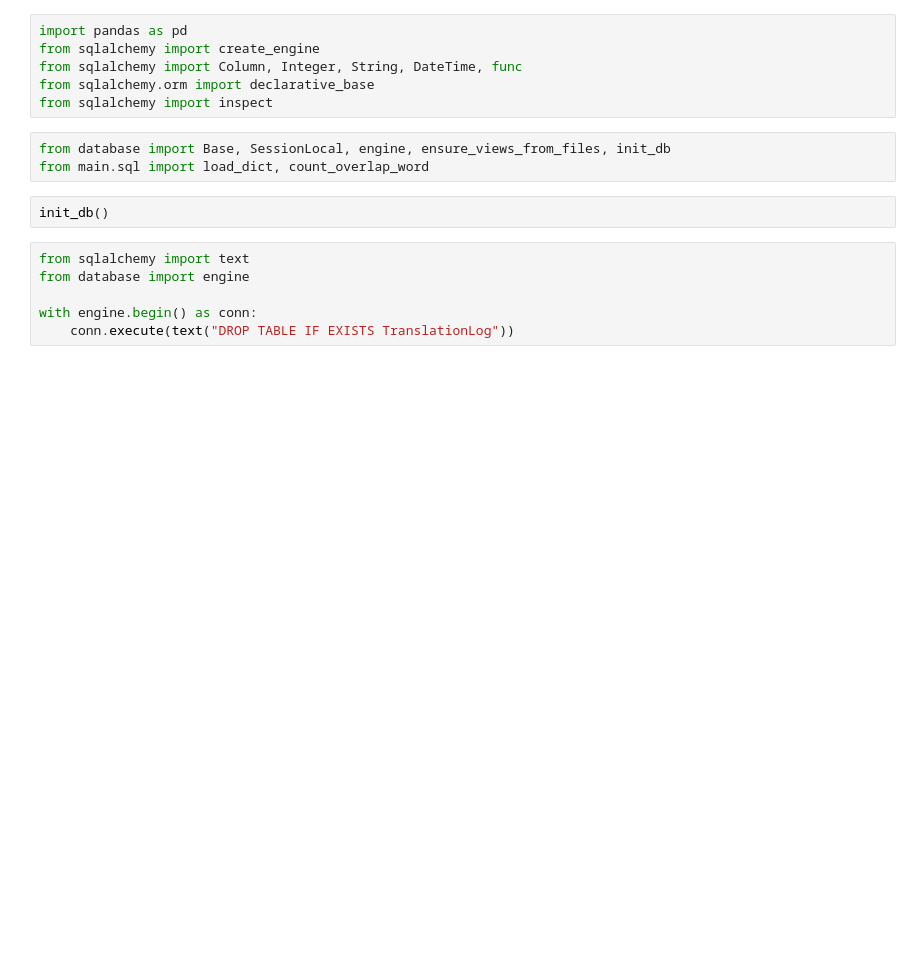
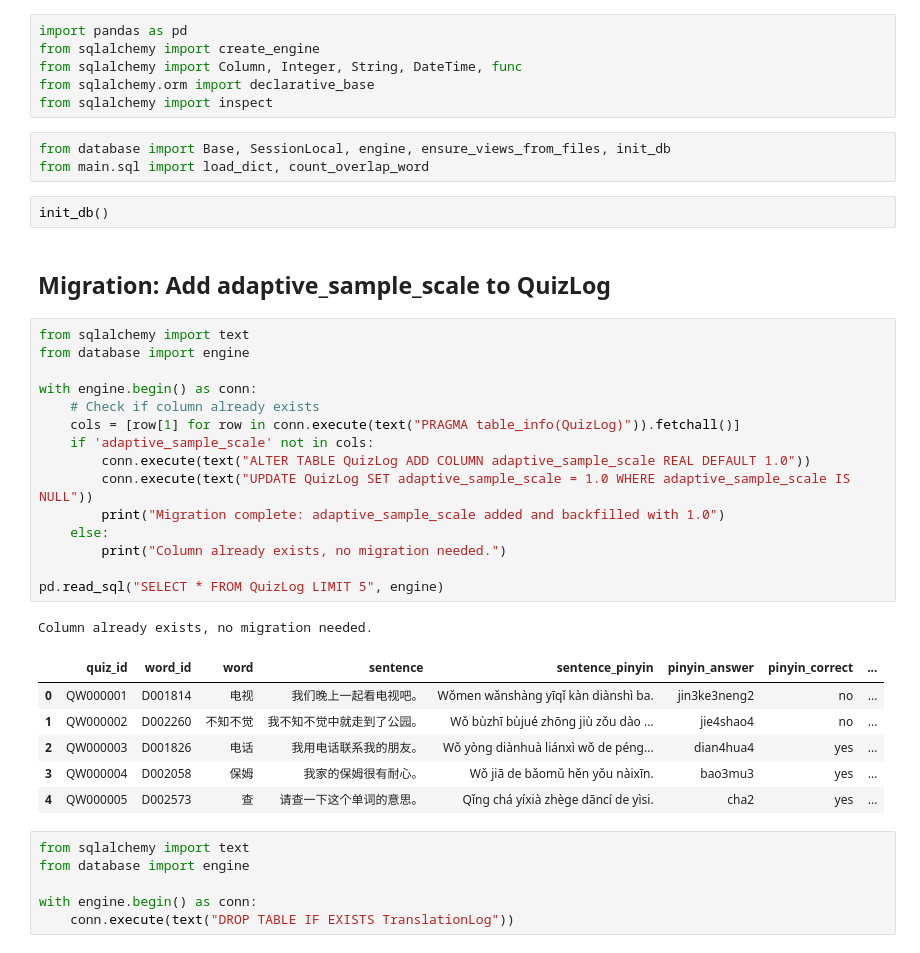
Before and after one commit to tuawong/GPT4LanguageLearning, a Jupyter notebook: notebook/SQLTest.ipynb, the cells around one changed output. Cells and saved outputs as stored; diff of their text form; blank space fills up the shorter version.

```diff
--- a/notebook/SQLTest.ipynb
+++ b/notebook/SQLTest.ipynb
@@ -13,6 +13,31 @@ from database import Base, SessionLocal, engine, ensure_views_from_files, init_d
 from main.sql import load_dict, count_overlap_word
 # %%
 init_db()
+# %% [markdown]
+## Migration: Add adaptive_sample_scale to QuizLog
+# %%
+from sqlalchemy import text
+from database import engine
+
+with engine.begin() as conn:
+    # Check if column already exists
+    cols = [row[1] for row in conn.execute(text("PRAGMA table_info(QuizLog)")).fetchall()]
+    if 'adaptive_sample_scale' not in cols:
+        conn.execute(text("ALTER TABLE QuizLog ADD COLUMN adaptive_sample_scale REAL DEFAULT 1.0"))
+        conn.execute(text("UPDATE QuizLog SET adaptive_sample_scale = 1.0 WHERE adaptive_sample_scale IS NULL"))
+        print("Migration complete: adaptive_sample_scale added and backfilled with 1.0")
+    else:
+        print("Column already exists, no migration needed.")
+
+pd.read_sql("SELECT * FROM QuizLog LIMIT 5", engine)
+# %% [output]
+Column already exists, no migration needed.
+|  | quiz_id | word_id | word | sentence | sentence_pinyin | pinyin_answer | pinyin_correct | ... |
+| 0 | QW000001 | D001814 | 电视 | 我们晚上一起看电视吧。 | Wǒmen wǎnshàng yīqǐ kàn diànshì ba. | jin3ke3neng2 | no | ... |
+| 1 | QW000002 | D002260 | 不知不觉 | 我不知不觉中就走到了公园。 | Wǒ bùzhī bùjué zhōng jiù zǒu dào ... | jie4shao4 | no | ... |
+| 2 | QW000003 | D001826 | 电话 | 我用电话联系我的朋友。 | Wǒ yòng diànhuà liánxì wǒ de péng... | dian4hua4 | yes | ... |
+| 3 | QW000004 | D002058 | 保姆 | 我家的保姆很有耐心。 | Wǒ jiā de bǎomǔ hěn yǒu nàixīn. | bao3mu3 | yes | ... |
+| 4 | QW000005 | D002573 | 查 | 请查一下这个单词的意思。 | Qǐng chá yíxià zhège dāncí de yìsi. | cha2 | yes | ... |
 # %%
 from sqlalchemy import text
 from database import engine
```
Also changed, not shown: parts of 5 cells of this notebook, 3 other files.
